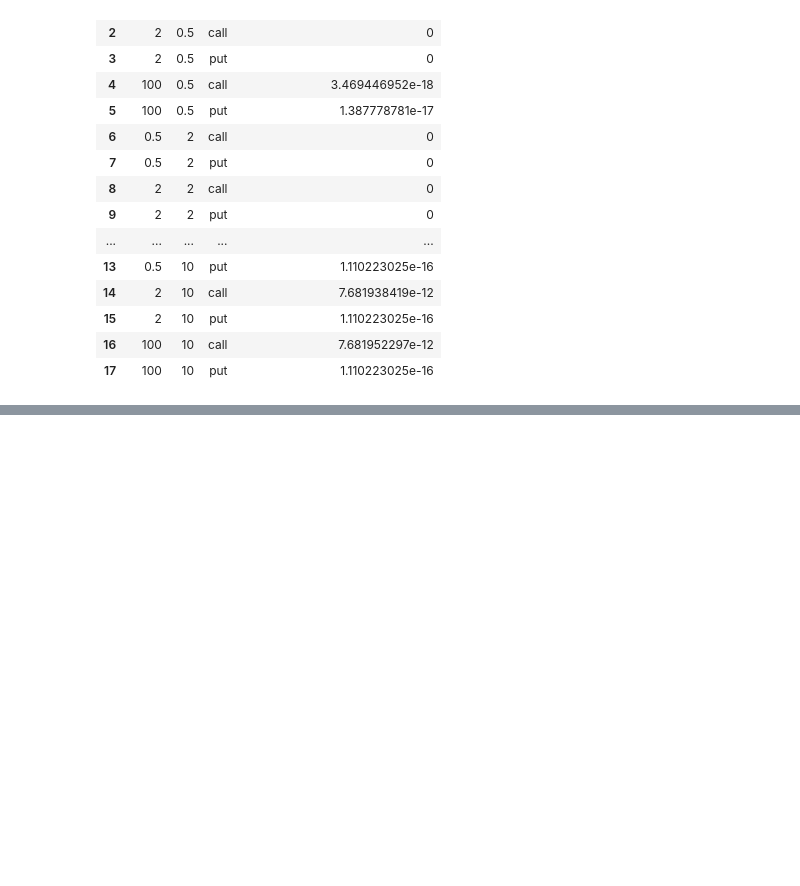
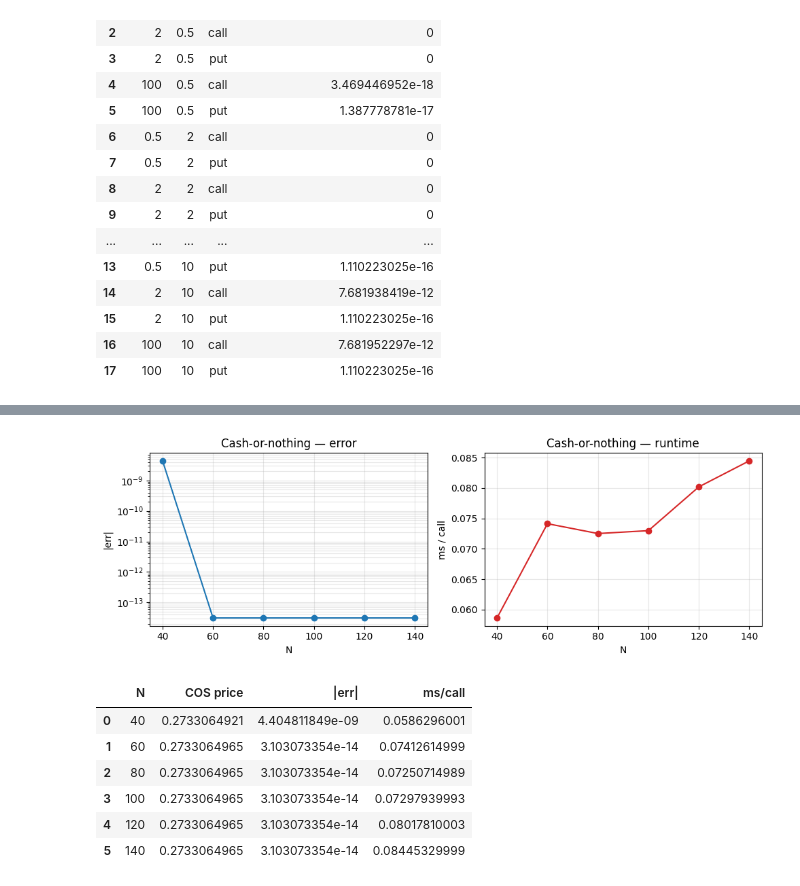
Before and after one commit to ee2625/fourier-cosine-option-pricing, a Jupyter notebook: notebooks/tests.ipynb, the cells around one changed output, grey strips where cells are left out. Drawn from its saved outputs; the diff is of its cells as text; code cells hidden in the pictures; blank space fills up the shorter version.

```diff
--- a/notebooks/tests.ipynb
+++ b/notebooks/tests.ipynb
@@ -912,0 +1049,57 @@ pd.DataFrame(rows, columns=["alpha", "mu", "cp", "worst |C_resc/(alpha*S0) - C/S
+# %%
+S_t3, K_t3, r_t3, q_t3, T_t3, sig_t3, L_t3 = 100.0, 120.0, 0.05, 0.0, 0.1, 0.2, 10.0
+fwd_t3 = S_t3 * np.exp((r_t3 - q_t3) * T_t3)
+df_t3  = np.exp(-r_t3 * T_t3)
+d2     = (np.log(fwd_t3 / K_t3) - 0.5 * sig_t3**2 * T_t3) / (sig_t3 * np.sqrt(T_t3))
+ref_t3 = K_t3 * df_t3 * norm.cdf(d2)
+
+def cos_digital(N):
+    # Analytic psi: integral of cos(k*pi*(x-a)/(b-a)) from log(K/F) to b.
+    m   = BsmModel(sigma=sig_t3, intr=r_t3, divr=q_t3)
+    cf  = m.char_func(T_t3)
+    s2t = sig_t3**2 * T_t3
+    c1  = -0.5 * s2t
+    a, b = c1 - L_t3 * np.sqrt(s2t), c1 + L_t3 * np.sqrt(s2t)
+    ba  = b - a
+    k   = np.arange(N)
+    u   = k * np.pi / ba
+    phi = cf(u) * np.exp(-1j * u * a); phi[0] *= 0.5
+    log_kf = float(np.clip(np.log(K_t3 / fwd_t3), a, b))
+    safe_u = np.where(k == 0, 1.0, u)
+    psi    = np.where(k == 0, b - log_kf,
+                      (np.sin(u * (b - a)) - np.sin(u * (log_kf - a))) / safe_u)
+    V = (2.0 / ba) * K_t3 * psi
+    return df_t3 * float(V @ phi.real)
+
+Ns = [40, 60, 80, 100, 120, 140]
+rows = []
+for N in Ns:
+    p   = cos_digital(N)
+    err = abs(p - ref_t3)
+    reps = 2_000
+    t0   = time.perf_counter()
+    for _ in range(reps):
+        cos_digital(N)
+    ms = (time.perf_counter() - t0) / reps * 1e3
+    rows.append((N, p, err, ms))
+df_tbl3 = pd.DataFrame(rows, columns=["N", "COS price", "|err|", "ms/call"])
+
+fig, (a1, a2) = plt.subplots(1, 2, figsize=(10, 3.5))
+a1.semilogy(df_tbl3["N"], df_tbl3["|err|"], "o-", color="#1f77b4")
+a1.set(xlabel="N", ylabel="|err|", title="Cash-or-nothing — error")
+a1.grid(True, which="both", alpha=0.3)
+a2.plot(df_tbl3["N"], df_tbl3["ms/call"], "o-", color="#d62728")
+a2.set(xlabel="N", ylabel="ms / call", title="Cash-or-nothing — runtime")
+a2.grid(True, alpha=0.3)
+fig.tight_layout(); plt.show()
+
+df_tbl3
+# %% [output]
+[figure, added]
+|  | N | COS price | |err| | ms/call |
+| 0 | 40 | 0.2733064921 | 4.404811849e-09 | 0.0586296001 |
+| 1 | 60 | 0.2733064965 | 3.103073354e-14 | 0.07412614999 |
+| 2 | 80 | 0.2733064965 | 3.103073354e-14 | 0.07250714989 |
+| 3 | 100 | 0.2733064965 | 3.103073354e-14 | 0.07297939993 |
+| 4 | 120 | 0.2733064965 | 3.103073354e-14 | 0.08017810003 |
+| 5 | 140 | 0.2733064965 | 3.103073354e-14 | 0.08445329999 |
```
Also changed, not shown: parts of 27 cells of this notebook.
